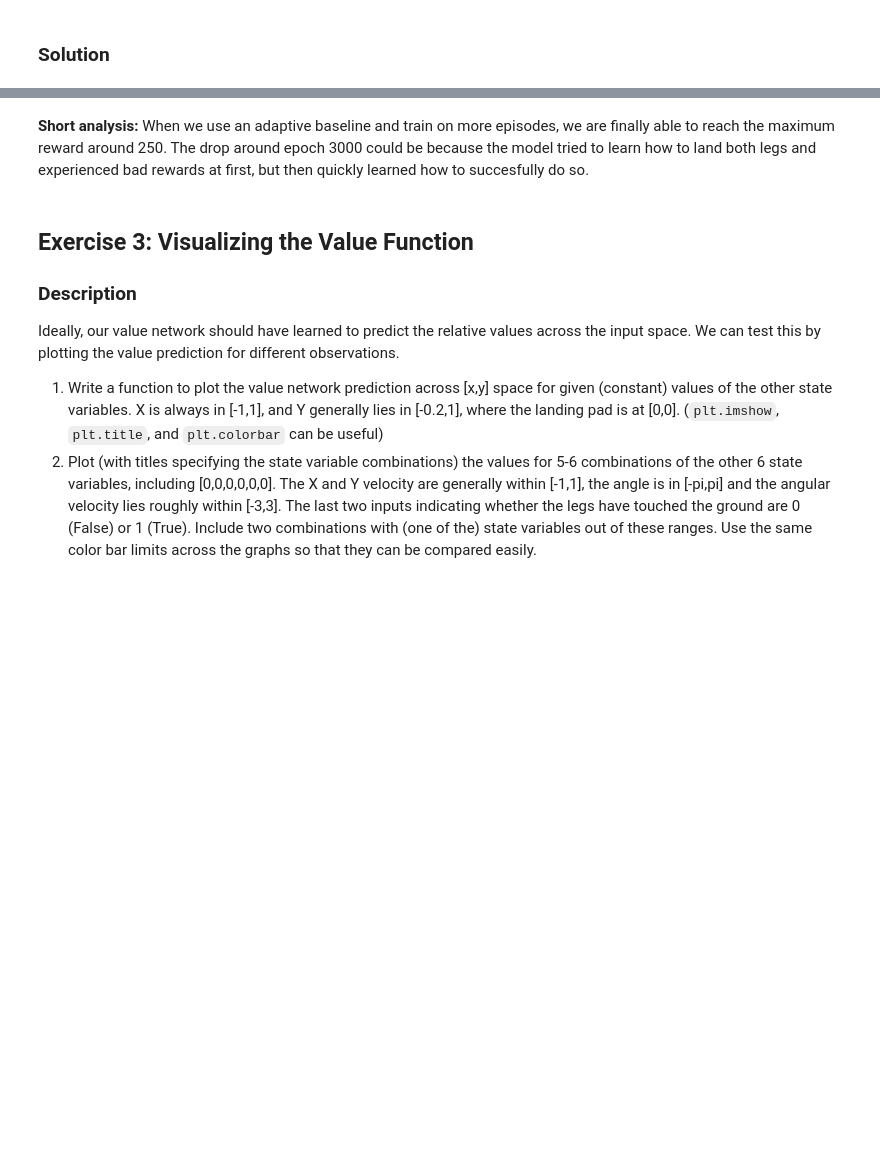
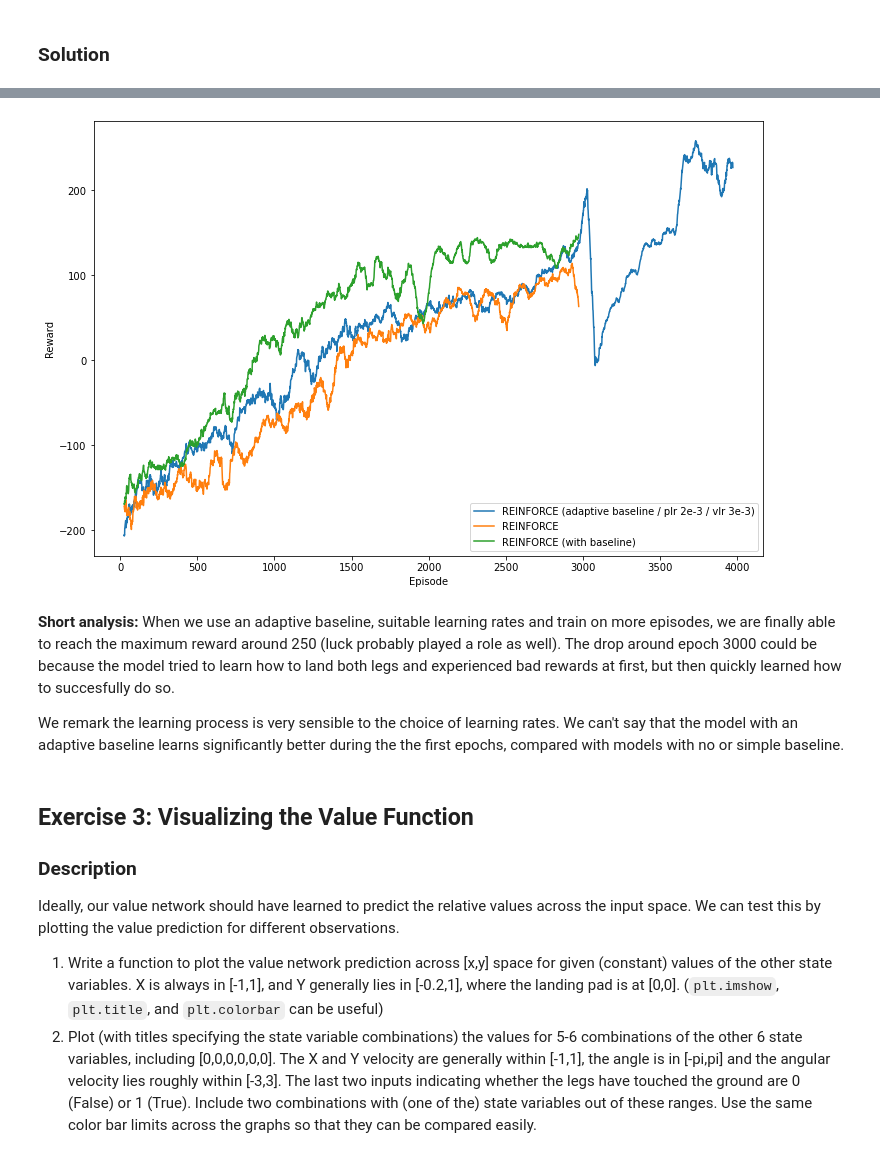
Before and after one commit to sylvainlugeon/rl_project, a Jupyter notebook: miniproject1.ipynb, the cells around one changed output, grey strips where cells are left out. Saved outputs shown, nothing was run; the diff lists cells and outputs as text; code cells hidden in the pictures; blank space fills up the shorter version.

```diff
--- a/miniproject1.ipynb
+++ b/miniproject1.ipynb
@@ -531,5 +543,17 @@ else:
+# %%
+# best results with adaptive baseline, compared with simple and no baseline
+
+results = Results(filename='rl-adaptive-baseline-best.npz')
+simple_results = Results(filename='rl-simple-baseline.npz')
+for k, v in simple_results.items():
+    results[k] = v
+results.plot(plot_window)
+# %% [output]
+[figure, added]
 # %% [markdown]
-**Short analysis:** When we use an adaptive baseline and train on more episodes, we are finally able to reach the maximum reward around 250. The drop around epoch 3000 could be because the model tried to learn how to land both legs and experienced bad rewards at first, but then quickly learned how to succesfully do so.
+**Short analysis:** When we use an adaptive baseline, suitable learning rates and train on more episodes, we are finally able to reach the maximum reward around 250 (luck probably played a role as well). The drop around epoch 3000 could be because the model tried to learn how to land both legs and experienced bad rewards at first, but then quickly learned how to succesfully do so.
+
+We remark the learning process is very sensible to the choice of learning rates. We can't say that the model with an adaptive baseline learns significantly better during the the first epochs, compared with models with no or simple baseline.
 # %%
 if render_landing:
     render(episodes[-1], discrete_env)
```
Also changed, not shown: parts of 3 cells of this notebook, 6 other files.
